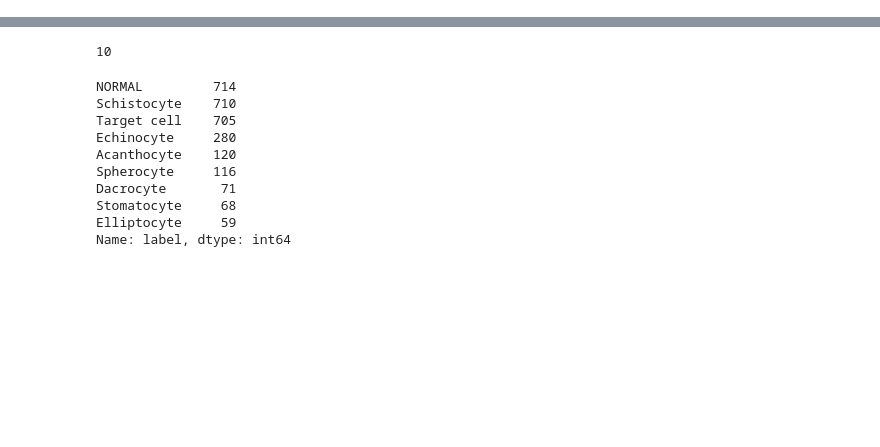
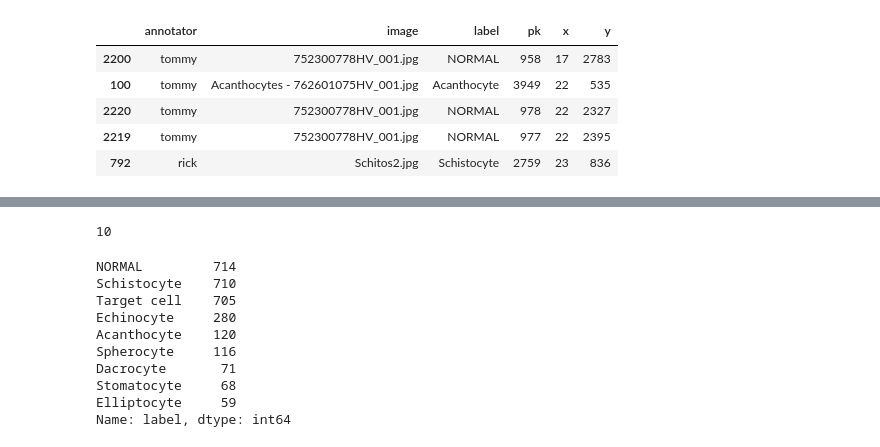
Before and after one commit to tjdurant/rbc_cnn_old, a Jupyter notebook: notebooks/CNN_DataSet_Prep.ipynb, the cells around one changed output, grey strips where cells are left out. Cells and saved outputs as stored; diff of their text form; code cells hidden in the pictures; blank space fills up the shorter version.

```diff
--- a/notebooks/CNN_DataSet_Prep.ipynb
+++ b/notebooks/CNN_DataSet_Prep.ipynb
@@ -78,0 +83,9 @@ df.reset_index(drop=True).head()
+# %%
+df.head()
+# %% [output]
+|  | annotator | image | label | pk | x | y |
+| 2200 | tommy | 752300778HV_001.jpg | NORMAL | 958 | 17 | 2783 |
+| 100 | tommy | Acanthocytes - 762601075HV_001.jpg | Acanthocyte | 3949 | 22 | 535 |
+| 2220 | tommy | 752300778HV_001.jpg | NORMAL | 978 | 22 | 2327 |
+| 2219 | tommy | 752300778HV_001.jpg | NORMAL | 977 | 22 | 2395 |
+| 792 | rick | Schitos2.jpg | Schistocyte | 2759 | 23 | 836 |
```
Also changed, not shown: parts of 11 cells of this notebook, 18 other files.
